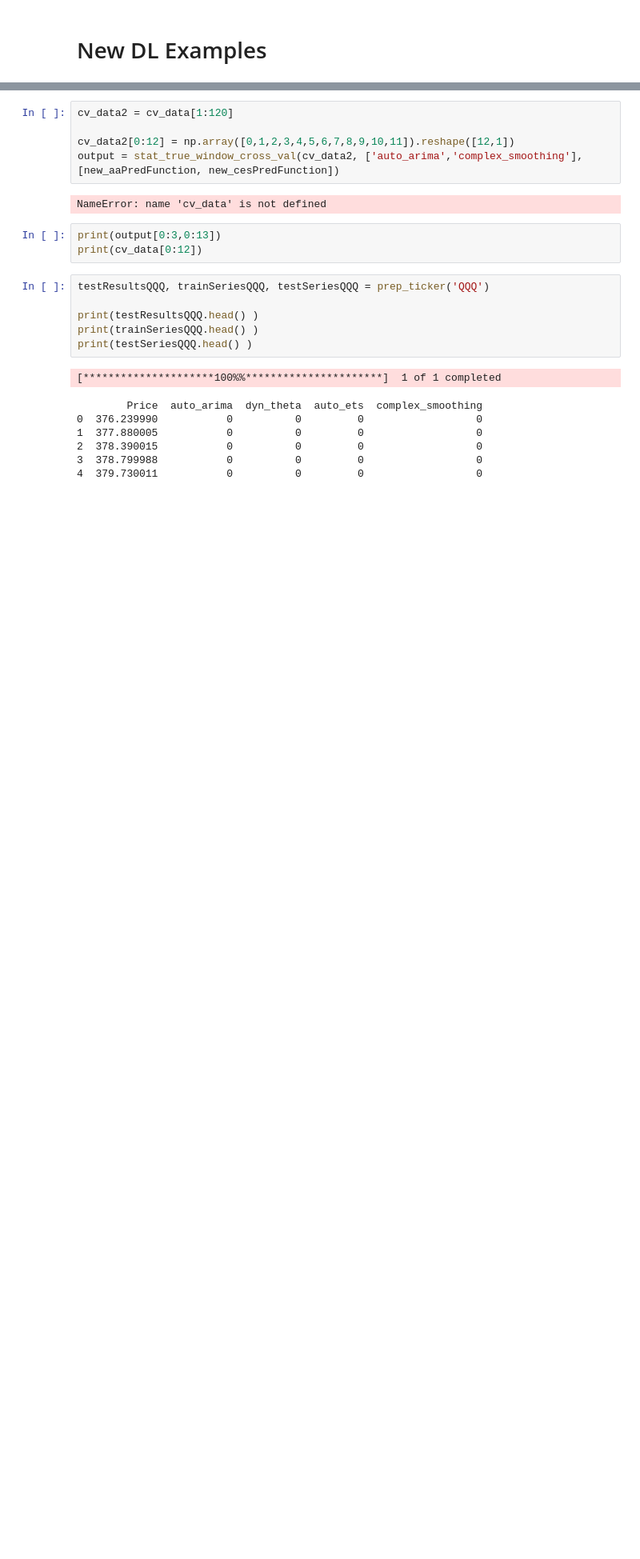
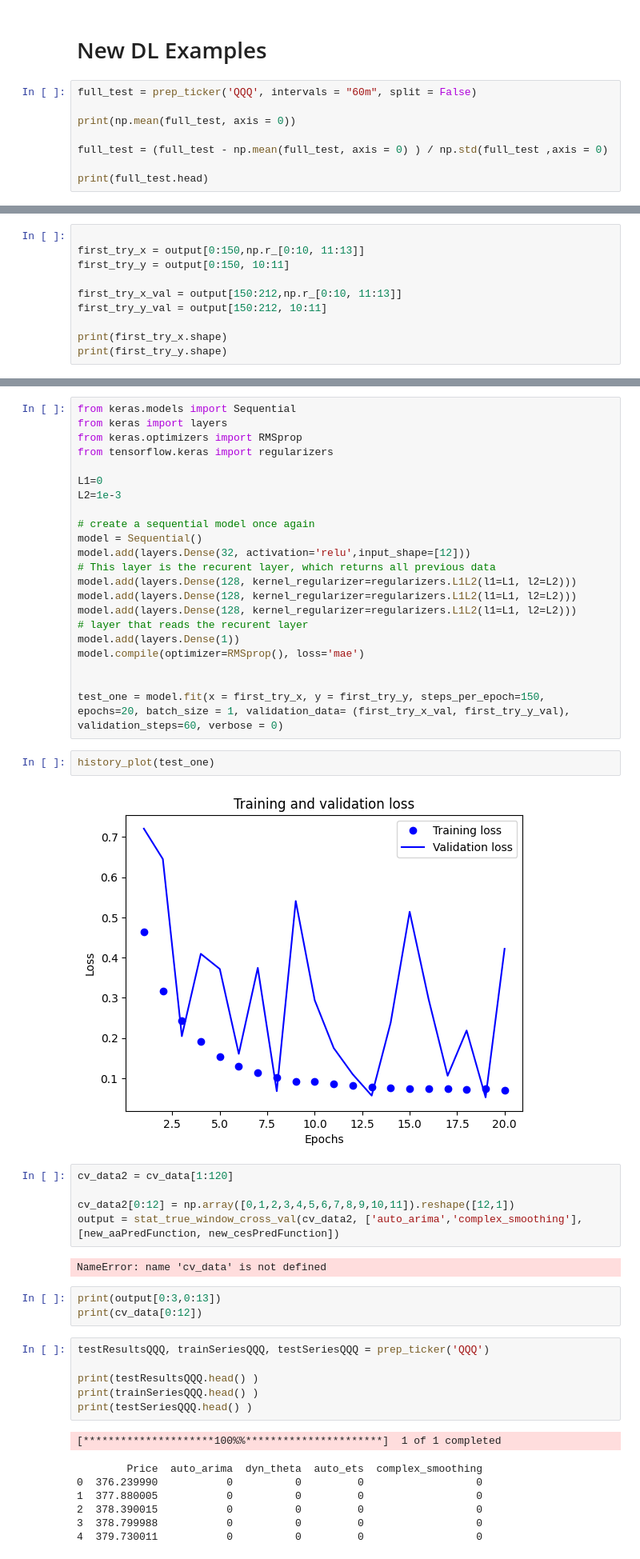
Before and after one commit to corwindark/6600-final-project, a Jupyter notebook: dl_ens_exploration.ipynb, the cells around one changed output, grey strips where cells are left out. Shown at 80% size. Cells and saved outputs as stored; diff of their text form; blank space fills up the shorter version.

```diff
--- a/dl_ens_exploration.ipynb
+++ b/dl_ens_exploration.ipynb
@@ -548,2 +564,10 @@ def stat_true_window_cross_val(unsplitdata, model_names, predReturnFunctions, tr
 # %% [markdown]
 # New DL Examples
+# %%
+full_test = prep_ticker('QQQ', intervals = "60m", split = False)
+
+print(np.mean(full_test, axis = 0))
+
+full_test = (full_test - np.mean(full_test, axis = 0) ) / np.std(full_test ,axis = 0)
+
+print(full_test.head)
@@ -579,0 +602,10 @@ print(output.shape)
+# %%
+
+first_try_x = output[0:150,np.r_[0:10, 11:13]]
+first_try_y = output[0:150, 10:11]
+
+first_try_x_val = output[150:212,np.r_[0:10, 11:13]]
+first_try_y_val = output[150:212, 10:11]
+
+print(first_try_x.shape)
+print(first_try_y.shape)
@@ -580,3 +615,29 @@ print(output.shape)
+# %%
+from keras.models import Sequential
+from keras import layers
+from keras.optimizers import RMSprop
+from tensorflow.keras import regularizers
+
+L1=0
+L2=1e-3
+
+# create a sequential model once again
+model = Sequential()
+model.add(layers.Dense(32, activation='relu',input_shape=[12]))
+# This layer is the recurent layer, which returns all previous data
+model.add(layers.Dense(128, kernel_regularizer=regularizers.L1L2(l1=L1, l2=L2)))
+model.add(layers.Dense(128, kernel_regularizer=regularizers.L1L2(l1=L1, l2=L2)))
+model.add(layers.Dense(128, kernel_regularizer=regularizers.L1L2(l1=L1, l2=L2)))
+# layer that reads the recurent layer
+model.add(layers.Dense(1))
+model.compile(optimizer=RMSprop(), loss='mae')
+
+
+test_one = model.fit(x = first_try_x, y = first_try_y, steps_per_epoch=150, epochs=20, batch_size = 1, validation_data= (first_try_x_val, first_try_y_val), validation_steps=60, verbose = 0)
+# %%
+history_plot(test_one)
+# %% [output]
+[figure, added]
 # %%
 cv_data2 = cv_data[1:120]
 
```
Also changed, not shown: parts of 7 cells of this notebook.
